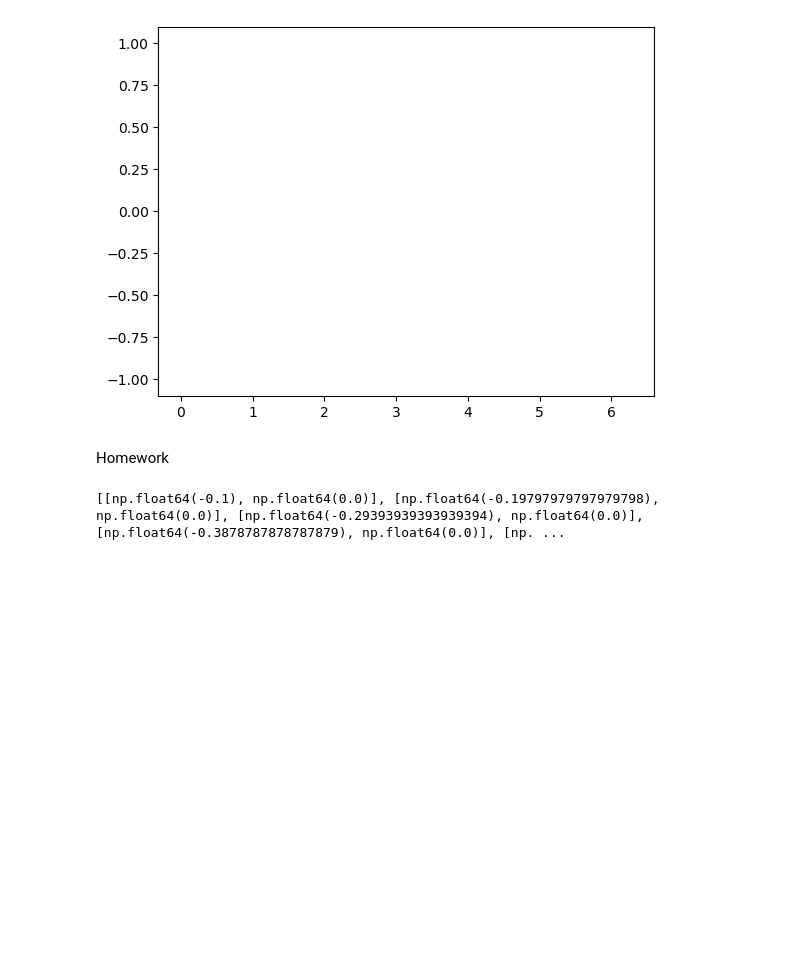
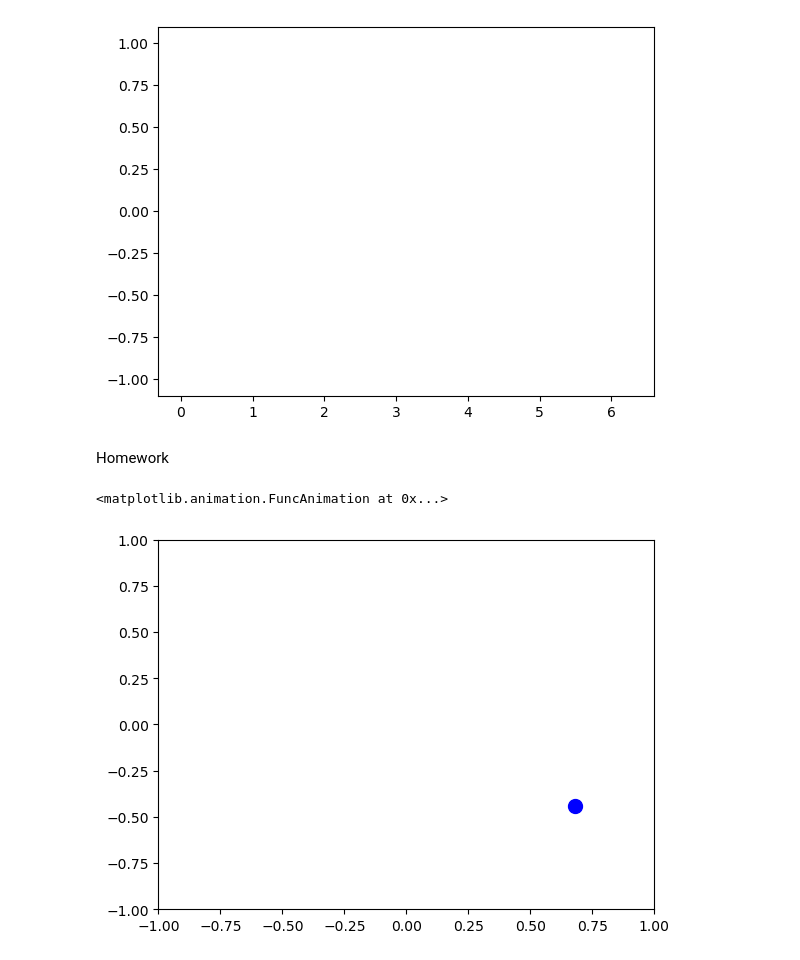
Before and after one commit to Chigiriq/Bouncing-Ball, a Jupyter notebook: BoxBall.ipynb, the cells around one changed output. Cells and saved outputs as stored; diff of their text form; code cells hidden in the pictures; blank space fills up the shorter version.

```diff
--- a/BoxBall.ipynb
+++ b/BoxBall.ipynb
@@ -74,45 +74,54 @@ import numpy as np
 # %%
 # equivalent to rcParams['animation.html'] = 'html5'
 # This line sets the stage for animation.
 rc('animation', html='html5')
 
-# A simple function to animate
 # note the linspace function. Useful!
 # t = np.linspace(0,2*np.pi,50)
-t = np.linspace(-1, 1, 100)
+# t = np.linspace(-1, 1, 1000) # makes 3:20 video
+t = np.linspace(-1, 1, 500)
 
-#Create a function for movement
-x = 0 #start position
+#movement function
+# x = np.sin(t)
+#inits
+x = 0
 y = 0
 vx = 0.1
-vy = 0
-ball_radius = 0.1
-frames = []
+vy = 0.2
+ball_radius = 0.05
+ts = 0.1
 
-for i in t:
+def moveBall():
+    global x, y, vx, vy
+
     #Euler's Method
-    xPrime = vx * i + x
-    yPrime = vy * i + y
+    xPrime = x + (vx * ts)
+    yPrime = y + (vy * ts)
 
-    if (xPrime >= 1 or xPrime <= -1):
-        vx = vx*-1
-        xPrime = vx * i + x
+    if (((xPrime + ball_radius) >= 1) or ((xPrime - ball_radius) <= -1)):
+        vx = -vx
 
-    if (yPrime >= 1 or yPrime <= -1):
+    if (((yPrime + ball_radius) >= 1) or ((yPrime - ball_radius) <= -1)):
         vy = -vy
-        yPrime = vy * i + y
-
 
     #update
     x = xPrime
     y = yPrime
 
-    frame = [x,y]
-    #now we have movement in 1 frame
-    #add to list of frames [["x pos", "y pos"], ...]
-    frames.append(frame)
+# Set up the plot
+fig, ax = plt.subplots()
+ball, = ax.plot([-1, 1], [-1, 1], 'bo', ms=10) #bo makes ball, 10 is the size
 
-#test
-print(frames)
+# previous bounds dont clip right at -1 or 1 so this:
+ax.set_xlim(-1, 1)
+ax.set_ylim(-1, 1)
+
+# Animation function
+animate = lambda i: (moveBall(), ball.set_data([x], [y]))[0]
+
+# Create animation
+ani = matplotlib.animation.FuncAnimation(fig, animate, frames=len(t))
+ani
 # %% [output]
-[[np.float64(-0.1), np.float64(0.0)], [np.float64(-0.19797979797979798), np.float64(0.0)], [np.float64(-0.29393939393939394), np.float64(0.0)], [np.float64(-0.3878787878787879), np.float64(0.0)], [np. ...
+<matplotlib.animation.FuncAnimation at 0x...>
+[figure, added]
```
Also changed, not shown: 1 other file.
